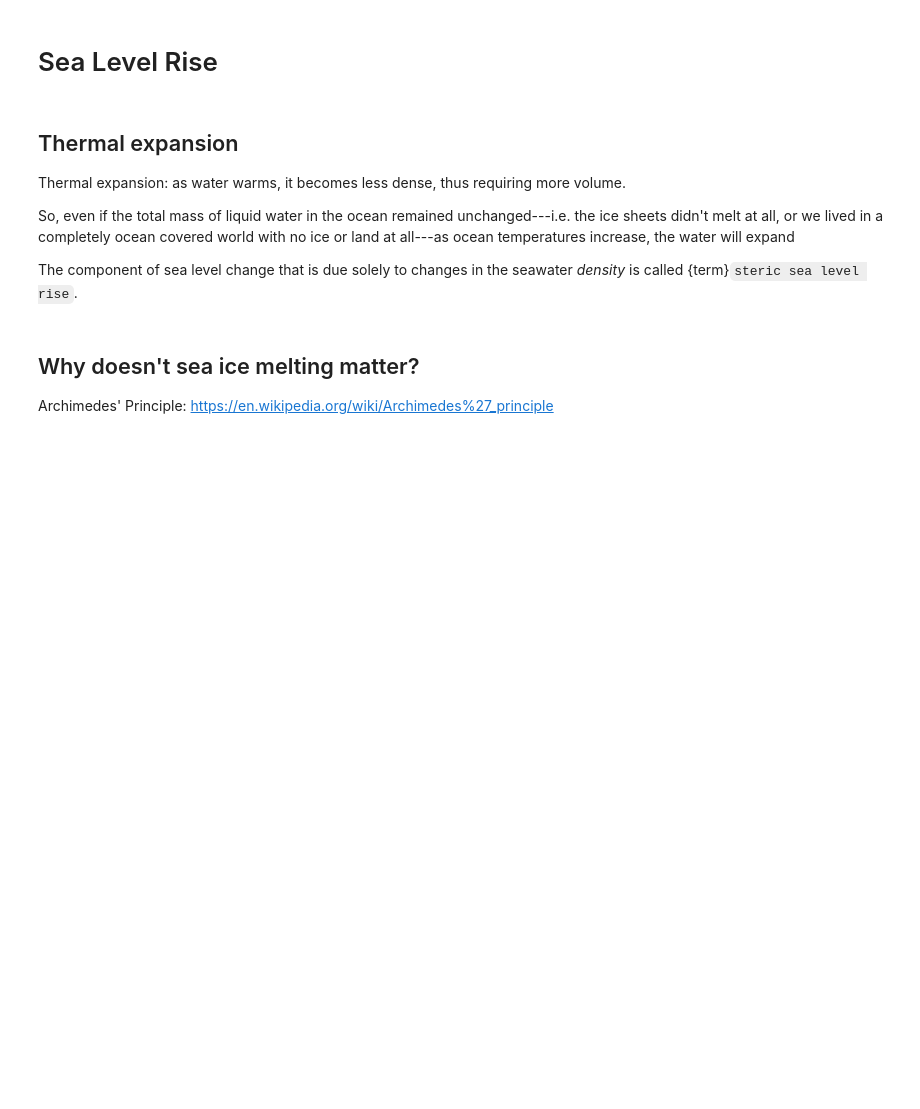
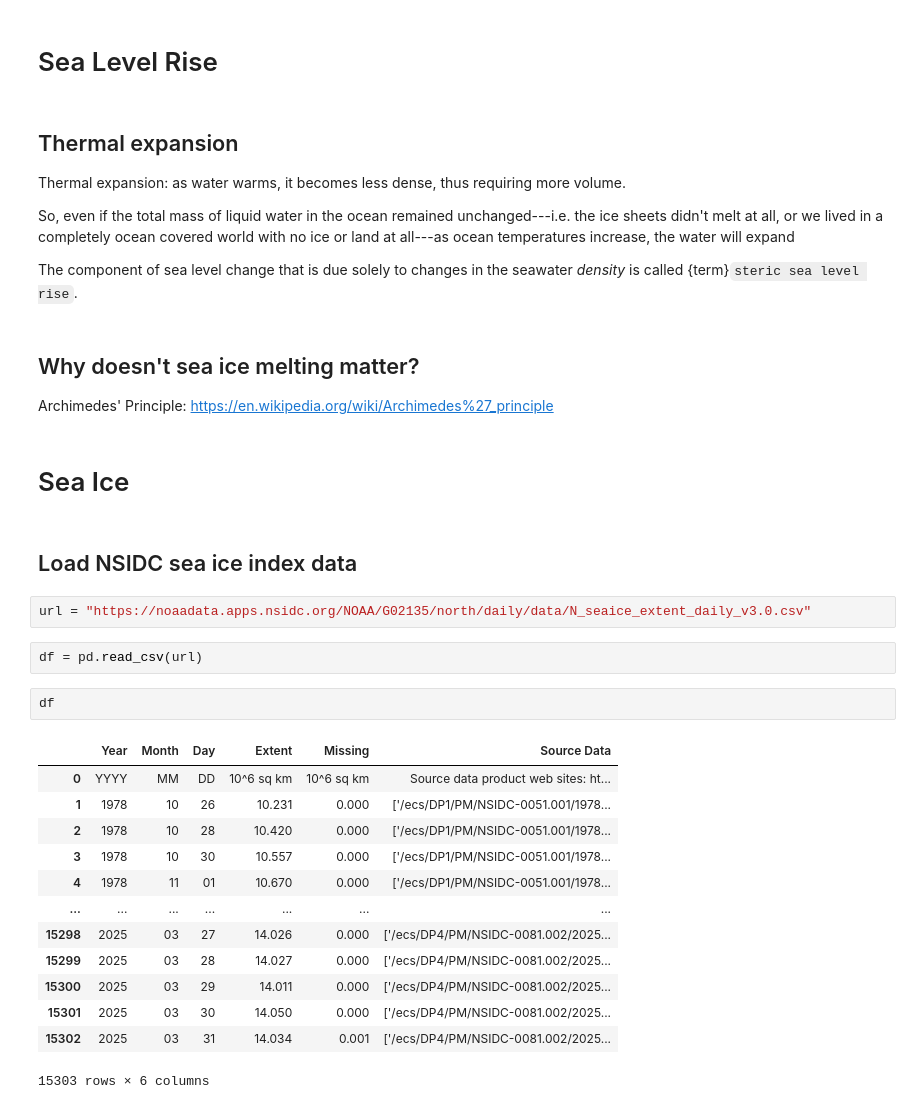
Before and after one commit to spencerahill/clim-change-course_2025, a Jupyter notebook: chapters/XX_main-content.ipynb, the cells around one changed output. Cells and saved outputs as stored; diff of their text form; blank space fills up the shorter version.

```diff
--- a/chapters/XX_main-content.ipynb
+++ b/chapters/XX_main-content.ipynb
@@ -78,3 +80,27 @@ The component of sea level change that is due solely to changes in the seawater
 ## Why doesn't sea ice melting matter?
 
 Archimedes' Principle: https://en.wikipedia.org/wiki/Archimedes%27_principle
+# %% [markdown]
+# Sea Ice
+# %% [markdown]
+## Load NSIDC sea ice index data
+# %%
+url = "https://noaadata.apps.nsidc.org/NOAA/G02135/north/daily/data/N_seaice_extent_daily_v3.0.csv"
+# %%
+df = pd.read_csv(url)
+# %%
+df
+# %% [output]
+|  | Year | Month | Day | Extent | Missing | Source Data |
+| 0 | YYYY | MM | DD | 10^6 sq km | 10^6 sq km | Source data product web sites: ht... |
+| 1 | 1978 | 10 | 26 | 10.231 | 0.000 | ['/ecs/DP1/PM/NSIDC-0051.001/1978... |
+| 2 | 1978 | 10 | 28 | 10.420 | 0.000 | ['/ecs/DP1/PM/NSIDC-0051.001/1978... |
+| 3 | 1978 | 10 | 30 | 10.557 | 0.000 | ['/ecs/DP1/PM/NSIDC-0051.001/1978... |
+| 4 | 1978 | 11 | 01 | 10.670 | 0.000 | ['/ecs/DP1/PM/NSIDC-0051.001/1978... |
+| ... | ... | ... | ... | ... | ... | ... |
+| 15298 | 2025 | 03 | 27 | 14.026 | 0.000 | ['/ecs/DP4/PM/NSIDC-0081.002/2025... |
+| 15299 | 2025 | 03 | 28 | 14.027 | 0.000 | ['/ecs/DP4/PM/NSIDC-0081.002/2025... |
+| 15300 | 2025 | 03 | 29 | 14.011 | 0.000 | ['/ecs/DP4/PM/NSIDC-0081.002/2025... |
+| 15301 | 2025 | 03 | 30 | 14.050 | 0.000 | ['/ecs/DP4/PM/NSIDC-0081.002/2025... |
+| 15302 | 2025 | 03 | 31 | 14.034 | 0.001 | ['/ecs/DP4/PM/NSIDC-0081.002/2025... |
+15303 rows × 6 columns
```
Also changed, not shown: parts of 6 cells of this notebook.
